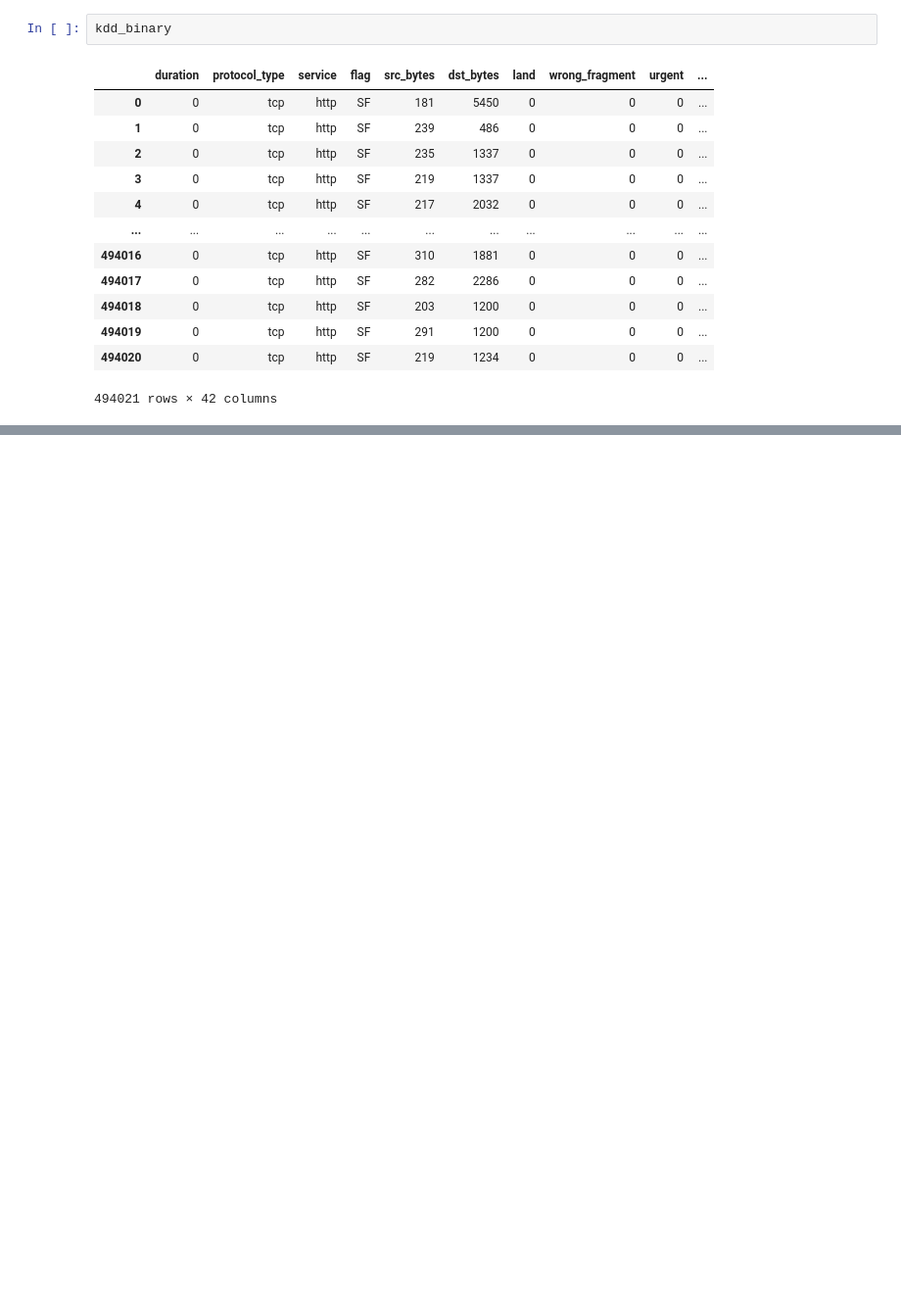
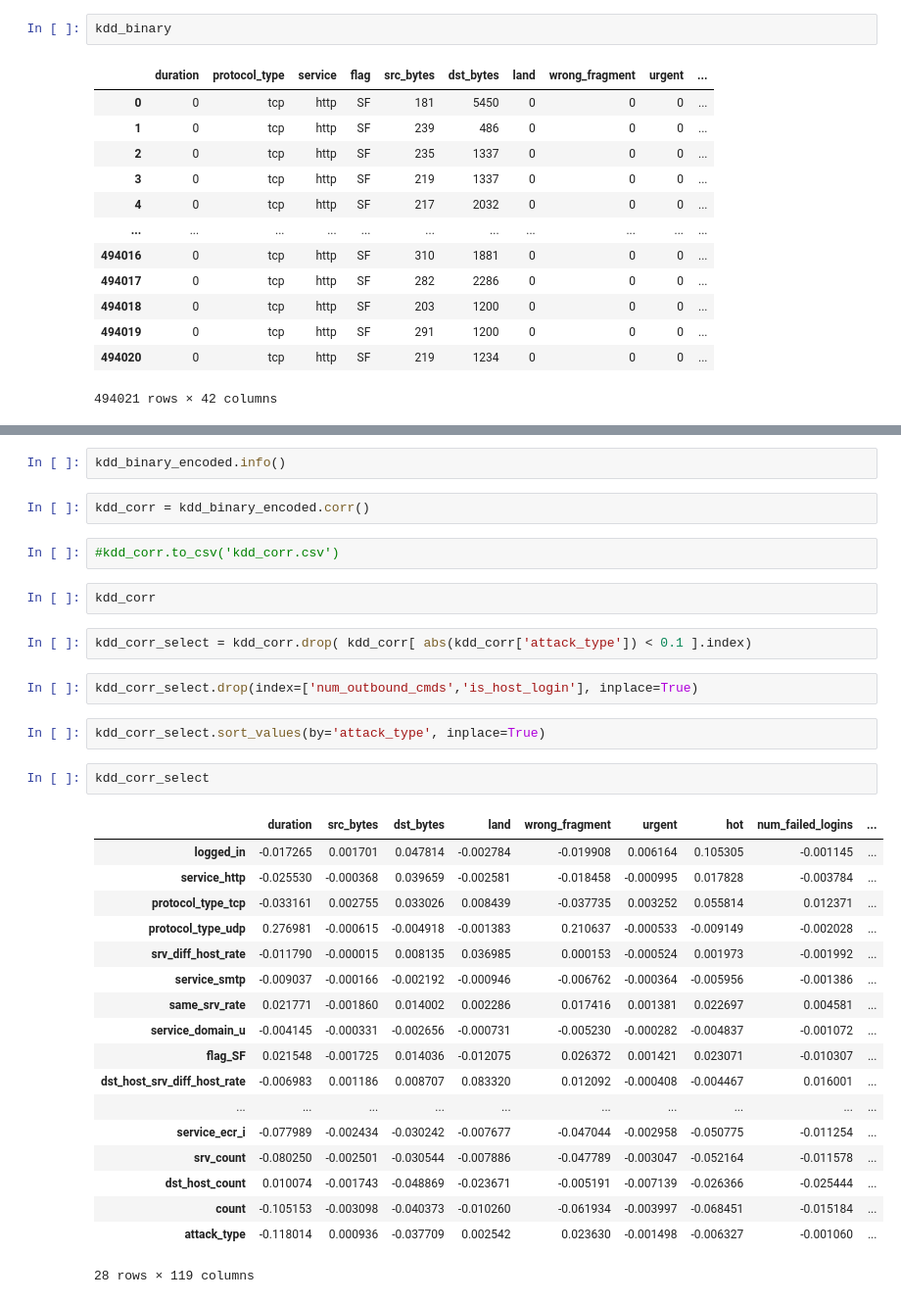
Before and after one commit to gabrielleviray/CMPE_209_Group_1_Project, a Jupyter notebook: data_cleanup.ipynb, the cells around one changed output, grey strips where cells are left out. Shown at 98% size. Saved outputs shown, nothing was run; the diff lists cells and outputs as text; blank space fills up the shorter version.

```diff
--- a/data_cleanup.ipynb
+++ b/data_cleanup.ipynb
@@ -199,0 +236,35 @@ X_encoded = kdd.iloc[:,:-1].copy()
+# %%
+kdd_binary_encoded.info()
+# %%
+kdd_corr = kdd_binary_encoded.corr()
+# %%
+#kdd_corr.to_csv('kdd_corr.csv')
+# %%
+kdd_corr
+# %%
+kdd_corr_select = kdd_corr.drop( kdd_corr[ abs(kdd_corr['attack_type']) < 0.1 ].index)
+# %%
+kdd_corr_select.drop(index=['num_outbound_cmds','is_host_login'], inplace=True)
+# %%
+kdd_corr_select.sort_values(by='attack_type', inplace=True)
+# %%
+kdd_corr_select
+# %% [output]
+|  | duration | src_bytes | dst_bytes | land | wrong_fragment | urgent | hot | num_failed_logins | ... |
+| logged_in | -0.017265 | 0.001701 | 0.047814 | -0.002784 | -0.019908 | 0.006164 | 0.105305 | -0.001145 | ... |
+| service_http | -0.025530 | -0.000368 | 0.039659 | -0.002581 | -0.018458 | -0.000995 | 0.017828 | -0.003784 | ... |
+| protocol_type_tcp | -0.033161 | 0.002755 | 0.033026 | 0.008439 | -0.037735 | 0.003252 | 0.055814 | 0.012371 | ... |
+| protocol_type_udp | 0.276981 | -0.000615 | -0.004918 | -0.001383 | 0.210637 | -0.000533 | -0.009149 | -0.002028 | ... |
+| srv_diff_host_rate | -0.011790 | -0.000015 | 0.008135 | 0.036985 | 0.000153 | -0.000524 | 0.001973 | -0.001992 | ... |
+| service_smtp | -0.009037 | -0.000166 | -0.002192 | -0.000946 | -0.006762 | -0.000364 | -0.005956 | -0.001386 | ... |
+| same_srv_rate | 0.021771 | -0.001860 | 0.014002 | 0.002286 | 0.017416 | 0.001381 | 0.022697 | 0.004581 | ... |
+| service_domain_u | -0.004145 | -0.000331 | -0.002656 | -0.000731 | -0.005230 | -0.000282 | -0.004837 | -0.001072 | ... |
+| flag_SF | 0.021548 | -0.001725 | 0.014036 | -0.012075 | 0.026372 | 0.001421 | 0.023071 | -0.010307 | ... |
+| dst_host_srv_diff_host_rate | -0.006983 | 0.001186 | 0.008707 | 0.083320 | 0.012092 | -0.000408 | -0.004467 | 0.016001 | ... |
+| ... | ... | ... | ... | ... | ... | ... | ... | ... | ... |
+| service_ecr_i | -0.077989 | -0.002434 | -0.030242 | -0.007677 | -0.047044 | -0.002958 | -0.050775 | -0.011254 | ... |
+| srv_count | -0.080250 | -0.002501 | -0.030544 | -0.007886 | -0.047789 | -0.003047 | -0.052164 | -0.011578 | ... |
+| dst_host_count | 0.010074 | -0.001743 | -0.048869 | -0.023671 | -0.005191 | -0.007139 | -0.026366 | -0.025444 | ... |
+| count | -0.105153 | -0.003098 | -0.040373 | -0.010260 | -0.061934 | -0.003997 | -0.068451 | -0.015184 | ... |
+| attack_type | -0.118014 | 0.000936 | -0.037709 | 0.002542 | 0.023630 | -0.001498 | -0.006327 | -0.001060 | ... |
+28 rows × 119 columns
```
Also changed, not shown: parts of 19 cells of this notebook, 6 other files.
